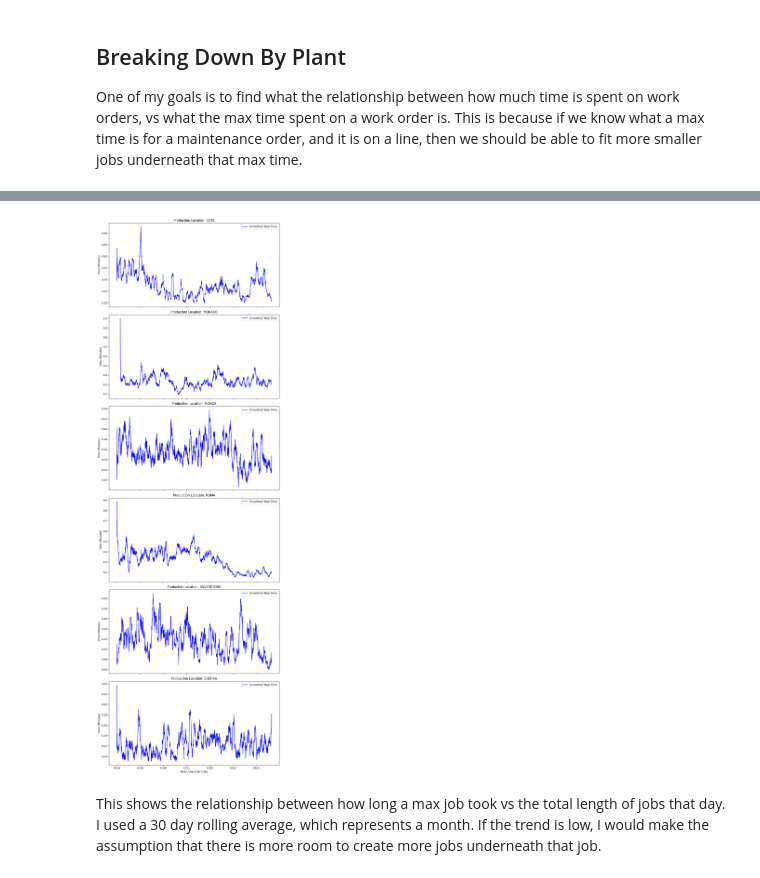
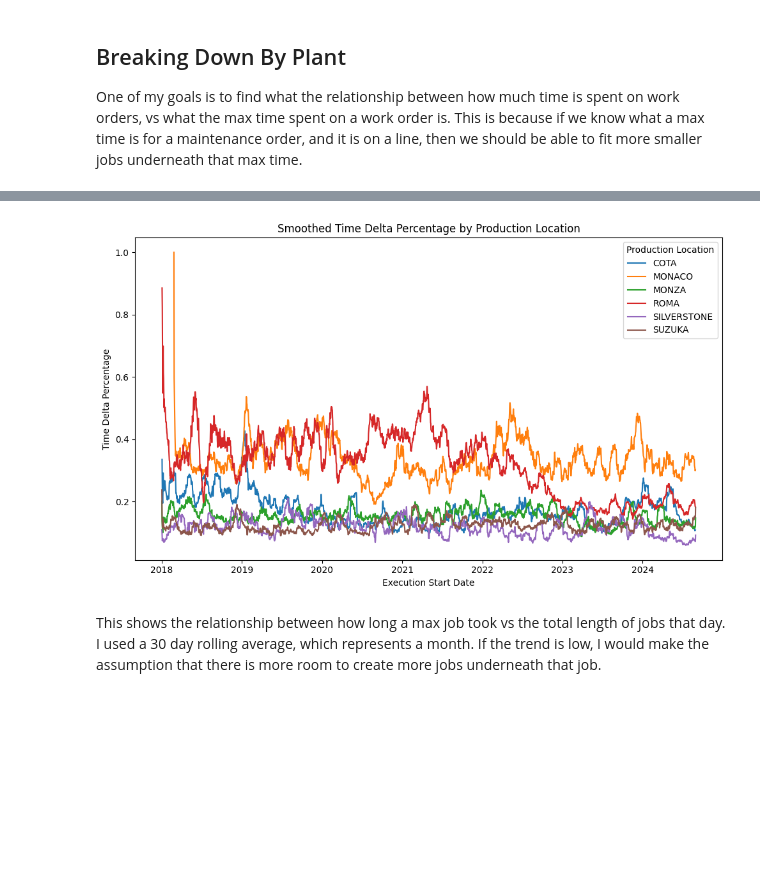
Before and after one commit to griffin-brown-95/GLB-Capstone-2, a Jupyter notebook: eda.ipynb, the cells around one changed output, grey strips where cells are left out. Cells and saved outputs as stored; diff of their text form; code cells hidden in the pictures; blank space fills up the shorter version.

```diff
--- a/eda.ipynb
+++ b/eda.ipynb
@@ -649,34 +725,36 @@ jobs_by_plant
 # %%
 production_locations = jobs_by_plant.index.get_level_values('PRODUCTION_LOCATION').unique()
 
-# Create subplots based on the number of unique production locations
-num_plots = len(production_locations)
-fig, axes = plt.subplots(num_plots, 1, figsize=(10, 5 * num_plots), sharex=True)
+# Create a single figure and axis for one combined plot
+fig, ax = plt.subplots(figsize=(10, 6))
 
-if num_plots == 1:
-    axes = [axes]
-
-# one month window for rolling average
+# One month window for rolling average
 window_size = 30
 
-# Plot each production location separately with smoothing
-for i, location in enumerate(production_locations):
+# Plot each production location on the same plot
+for location in production_locations:
     # Filter data for the specific production location
     location_data = jobs_by_plant.xs(location, level='PRODUCTION_LOCATION')
 
+    # Calculate rolling average
     smoothed_time_delta_perc = location_data['time_delta_perc'].rolling(window=window_size, min_periods=1).mean()
 
-    axes[i].plot(location_data.index, smoothed_time_delta_perc, label='Smoothed Total Time', color='blue')
+    # Plot each location's data on the same axis
+    ax.plot(location_data.index, smoothed_time_delta_perc, label=location)
 
-    axes[i].set_title(f'Production Location: {location}')
-    axes[i].set_ylabel('Time (Minutes)')
-    axes[i].legend()
+# Set title and labels
+ax.set_title('Smoothed Time Delta Percentage by Production Location')
+ax.set_xlabel('Execution Start Date')
+ax.set_ylabel('Time Delta Percentage')
 
-axes[-1].set_xlabel('Execution Start Date')
+# Add legend to distinguish production locations
+ax.legend(title='Production Location')
+
+# Show the plot
 plt.tight_layout()
 plt.show()
 # %% [output]
-[figure, old version]
+[figure, new version]
 # %% [markdown]
 This shows the relationship between how long a max job took vs the total length of jobs that day. I used a 30 day rolling average, which represents a month. If the trend is low, I would make the assumption that there is more room to create more jobs underneath that job.
 # %% [markdown]
```
Also changed, not shown: parts of 52 cells of this notebook.
